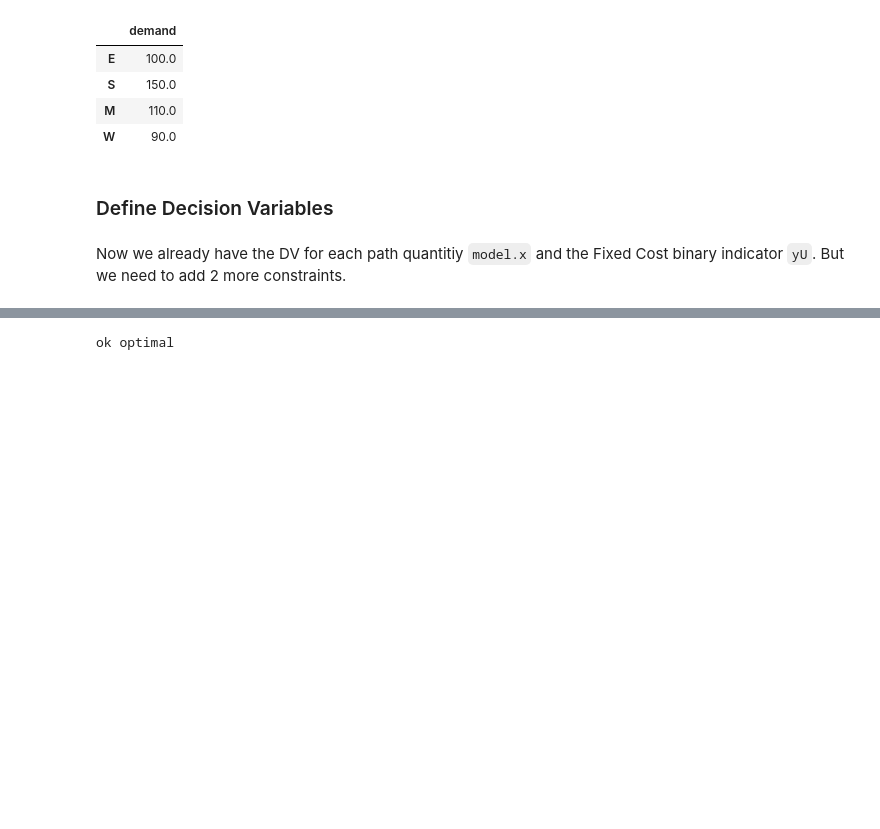
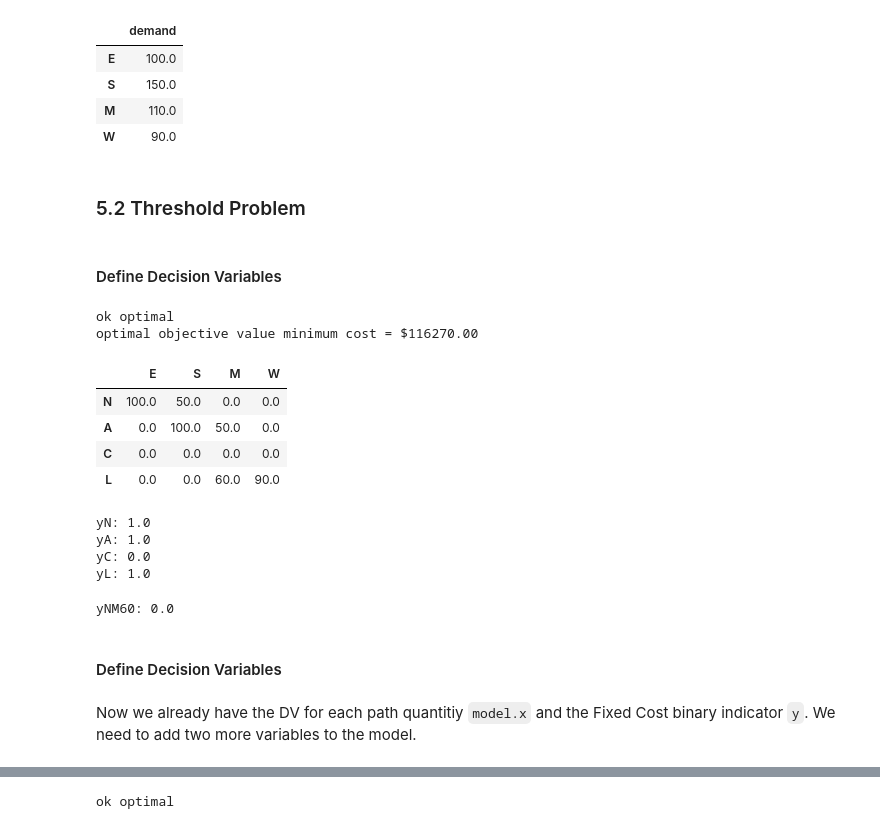
Before and after one commit to rtelmore/info-3440, a Jupyter notebook: in-class-material/week-08/Class-Two/w08-c02-logical-cons-part-2.ipynb, the cells around one changed output, grey strips where cells are left out. Cells and saved outputs as stored; diff of their text form; code cells hidden in the pictures; blank space fills up the shorter version.

```diff
--- a/in-class-material/week-08/Class-Two/w08-c02-logical-cons-part-2.ipynb
+++ b/in-class-material/week-08/Class-Two/w08-c02-logical-cons-part-2.ipynb
@@ -123,10 +125,10 @@ Define your model objective function. Note that this will be the total costs whi
 # %%
-#obj funct minimize cost * (N A C L) + annual cost * yU
+#obj funct minimize cost * (N A C L) + annual cost * y
 model.obj = pe.Objective(expr = sum(coef.loc['N', index]*model.N[index] for index in DV_indexes)
                                     + sum(coef.loc['A', index]*model.A[index] for index in DV_indexes)
                                     + sum(coef.loc['C', index]*model.C[index] for index in DV_indexes)
                                     + sum(coef.loc['L', index]*model.L[index] for index in DV_indexes)
-                                    + sum(capcost.loc[index,'annualcost']*model.yU[index]
+                                    + sum(capcost.loc[index,'annualcost']*model.y[index]
                                           for index in coef.index),
                          sense = pe.minimize)
 model.obj.pprint()
@@ -147,15 +149,15 @@ model.constM = pe.Constraint(expr=model.N['M'] + model.A['M']+model.C['M'] + mod
 model.constW = pe.Constraint(expr=model.N['W'] + model.A['W']+model.C['W'] + model.L['W']
                              >= demand.loc['W', 'demand'])
 
-# Capacity and Linking Constraints DV <= M*yU
-model.constlinkN = pe.Constraint(expr=sum(model.N[c] for c in DV_indexes)
-                                 <= capcost.loc['N','capacity'] * model.yU['N'])
-model.constlinkA = pe.Constraint(expr=sum(model.A[c] for c in DV_indexes)
-                                 <= capcost.loc['A','capacity']* model.yU['A'])
-model.constlinkC = pe.Constraint(expr=sum(model.C[c] for c in DV_indexes)
-                                 <= capcost.loc['C','capacity'] * model.yU['C'])
-model.constlinkL = pe.Constraint(expr=sum(model.L[c] for c in DV_indexes)
-                                 <= capcost.loc['L','capacity'] * model.yU['L'])
+# Capacity and Linking Constraints DV <= M*y
+model.constlinkN = pe.Constraint(expr=sum(model.N[index] for index in DV_indexes)
+                                 <= capcost.loc['N','capacity'] * model.y['N'])
+model.constlinkA = pe.Constraint(expr=sum(model.A[index] for index in DV_indexes)
+                                 <= capcost.loc['A','capacity']* model.y['A'])
+model.constlinkC = pe.Constraint(expr=sum(model.C[index] for index in DV_indexes)
+                                 <= capcost.loc['C','capacity'] * model.y['C'])
+model.constlinkL = pe.Constraint(expr=sum(model.L[index] for index in DV_indexes)
+                                 <= capcost.loc['L','capacity'] * model.y['L'])
 
 for con in model.component_objects(pe.Constraint):
     print(con,con.pprint())
@@ -199,11 +202,11 @@ optimal objective value minimum cost = $115770.00
 ### Optimal Decision Variables
 # %%
 DV_solution = pd.DataFrame()
-for c in DV_indexes:
-    DV_solution.loc['N',c] = model.N[c].value
-    DV_solution.loc['A',c] = model.A[c].value
-    DV_solution.loc['C',c] = model.C[c].value
-    DV_solution.loc['L',c] = model.L[c].value
+for index in DV_indexes:
+    DV_solution.loc['N', index] = model.N[index].value
+    DV_solution.loc['A', index] = model.A[index].value
+    DV_solution.loc['C', index] = model.C[index].value
+    DV_solution.loc['L', index] = model.L[index].value
 DV_solution
 # %% [output]
 |  | E | S | M | W |
@@ -216,4 +219,4 @@ We don't really care about these values - but we can do a double check that the
 # %%
-for c in coef.index:
-    print(f'yU{c}:',model.yU[c].value)
+for index in coef.index:
+    print(f'y{index}:',model.y[index].value)
 # %% [output]
@@ -251,5 +256,7 @@ demand
 | S | 150.0 |
 | M | 110.0 |
 | W | 90.0 |
+# %% [markdown]
+### 5.2 Threshold Problem
 # %% [markdown]
-### Define Decision Variables
+#### Define Decision Variables
@@ -256,2 +272,38 @@ demand
+# %%
+result = opt.solve(model)
+print(result.solver.status, result.solver.termination_condition)
+obj_val = model.obj.expr()
+print(f'optimal objective value minimum cost = ${obj_val:.2f}')
+# %% [output]
+ok optimal
+optimal objective value minimum cost = $116270.00
+# %%
+DV_solution = pd.DataFrame()
+for index in DV_indexes:
+    DV_solution.loc['N', index] = model.N[index].value
+    DV_solution.loc['A', index] = model.A[index].value
+    DV_solution.loc['C', index] = model.C[index].value
+    DV_solution.loc['L', index] = model.L[index].value
+DV_solution
+# %% [output]
+|  | E | S | M | W |
+| N | 100.0 | 50.0 | 0.0 | 0.0 |
+| A | 0.0 | 100.0 | 50.0 | 0.0 |
+| C | 0.0 | 0.0 | 0.0 | 0.0 |
+| L | 0.0 | 0.0 | 60.0 | 90.0 |
+# %%
+for index in coef.index:
+    print(f'y{index}:', model.y[index].value)
+# %% [output]
+yN: 1.0
+yA: 1.0
+yC: 0.0
+yL: 1.0
+# %%
+print(f'yNM60:', model.yNM60.value)
+# %% [output]
+yNM60: 0.0
+# %% [markdown]
+#### Define Decision Variables
 # %% [markdown]
-Now we already have the DV for each path quantitiy `model.x` and the Fixed Cost binary indicator `yU`. But we need to add 2 more constraints.
+Now we already have the DV for each path quantitiy `model.x` and the Fixed Cost binary indicator `y`. We need to add two more variables to the model.
```
Also changed, not shown: parts of 40 cells of this notebook, 2 other files.
